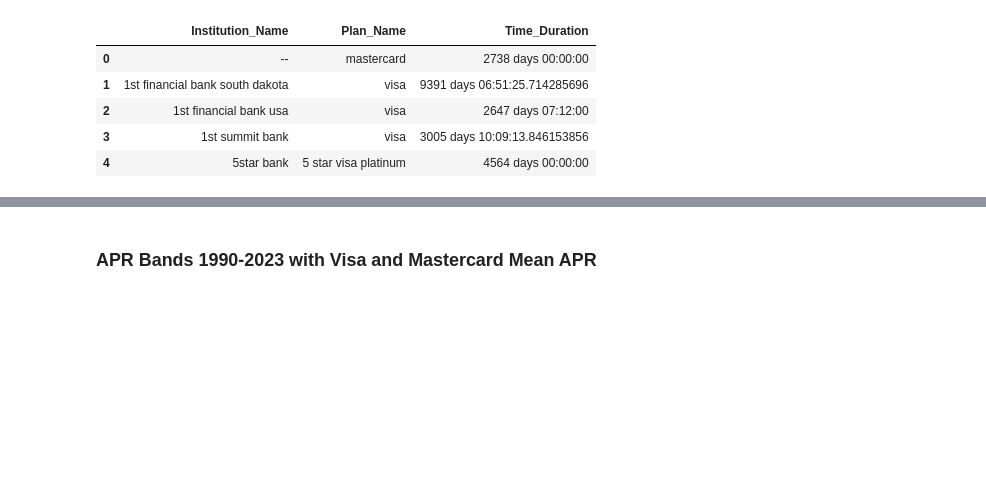
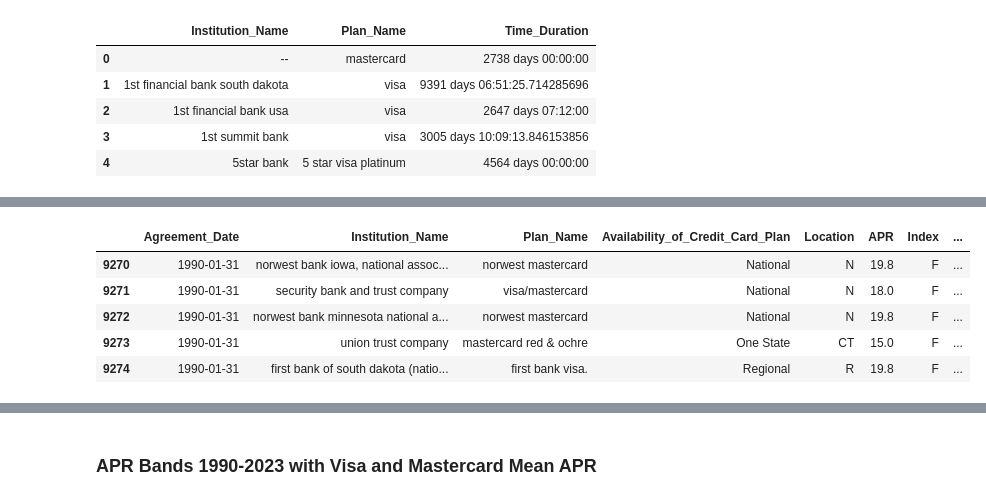
Before and after one commit to DanielGroneberg/TOP_project, a Jupyter notebook: code/CFPB_Data.ipynb, the cells around one changed output, grey strips where cells are left out. Cells and saved outputs as stored; diff of their text form; code cells hidden in the pictures; blank space fills up the shorter version.

```diff
--- a/code/CFPB_Data.ipynb
+++ b/code/CFPB_Data.ipynb
@@ -916,0 +942,9 @@ Luckily about 95 records that have 32 years of records
+# %%
+test.tail()
+# %% [output]
+|  | Agreement_Date | Institution_Name | Plan_Name | Availability_of_Credit_Card_Plan | Location | APR | Index | ... |
+| 9270 | 1990-01-31 | norwest bank iowa, national assoc... | norwest mastercard | National | N | 19.8 | F | ... |
+| 9271 | 1990-01-31 | security bank and trust company | visa/mastercard | National | N | 18.0 | F | ... |
+| 9272 | 1990-01-31 | norwest bank minnesota national a... | norwest mastercard | National | N | 19.8 | F | ... |
+| 9273 | 1990-01-31 | union trust company | mastercard red & ochre | One State | CT | 15.0 | F | ... |
+| 9274 | 1990-01-31 | first bank of south dakota (natio... | first bank visa. | Regional | R | 19.8 | F | ... |
```
Also changed, not shown: parts of 26 cells of this notebook.
